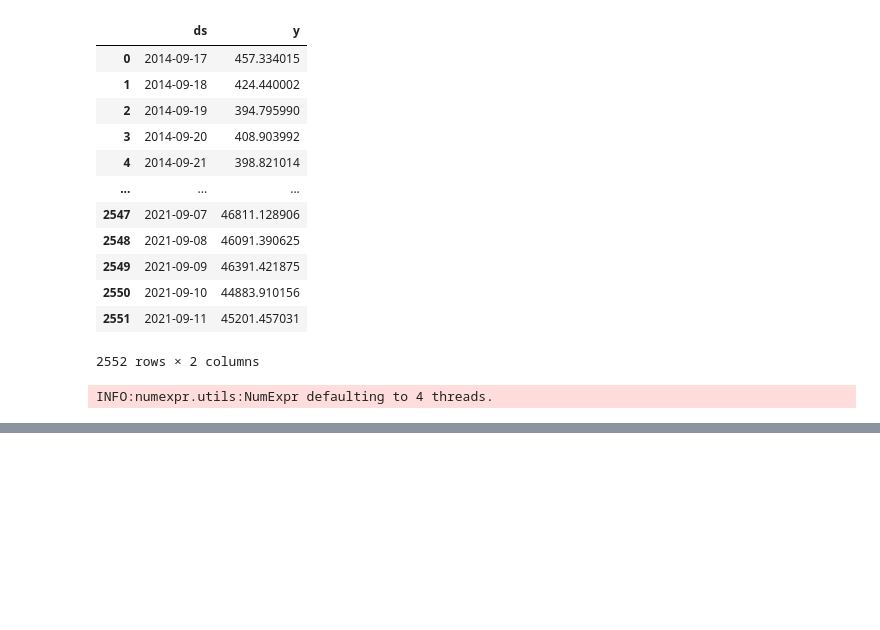
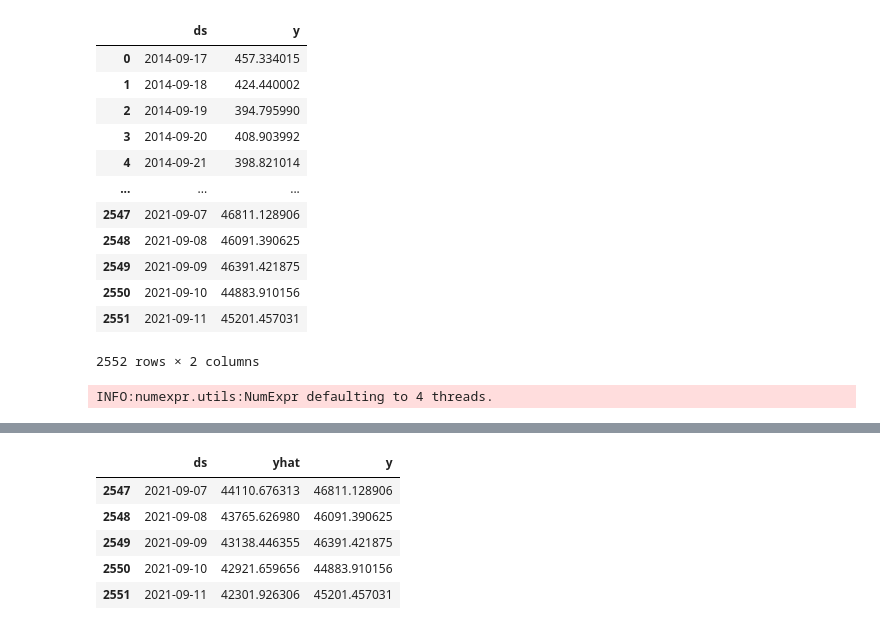
Before and after one commit to Lekan701/dissodraft, a Jupyter notebook: fbprophet.ipynb, the cells around one changed output, grey strips where cells are left out. Cells and saved outputs as stored; diff of their text form; code cells hidden in the pictures; blank space fills up the shorter version.

```diff
--- a/fbprophet.ipynb
+++ b/fbprophet.ipynb
@@ -105,0 +141,10 @@ Name: y, dtype: float64
+# %%
+#Check the excess prediction values are removed
+metric_df.tail()
+# %% [output]
+|  | ds | yhat | y |
+| 2547 | 2021-09-07 | 44110.676313 | 46811.128906 |
+| 2548 | 2021-09-08 | 43765.626980 | 46091.390625 |
+| 2549 | 2021-09-09 | 43138.446355 | 46391.421875 |
+| 2550 | 2021-09-10 | 42921.659656 | 44883.910156 |
+| 2551 | 2021-09-11 | 42301.926306 | 45201.457031 |
```
Also changed, not shown: parts of 21 cells of this notebook, 3 other files.
